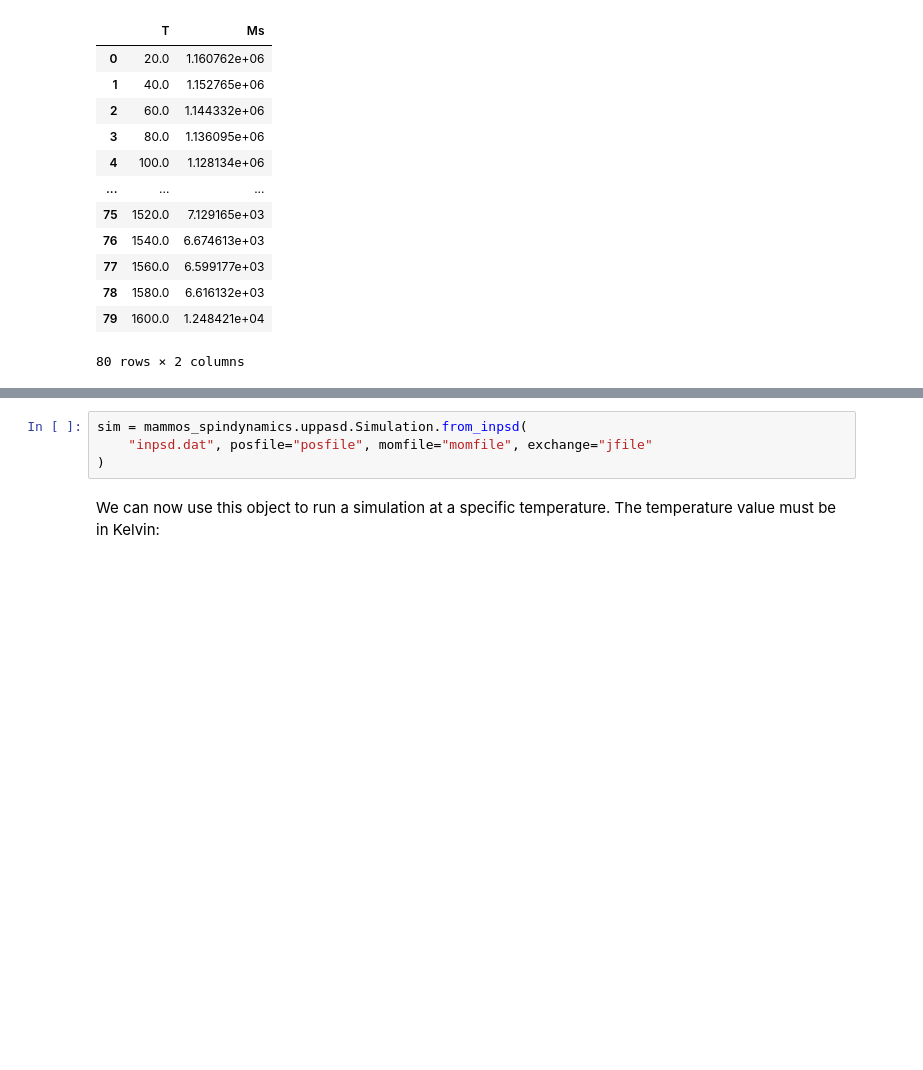
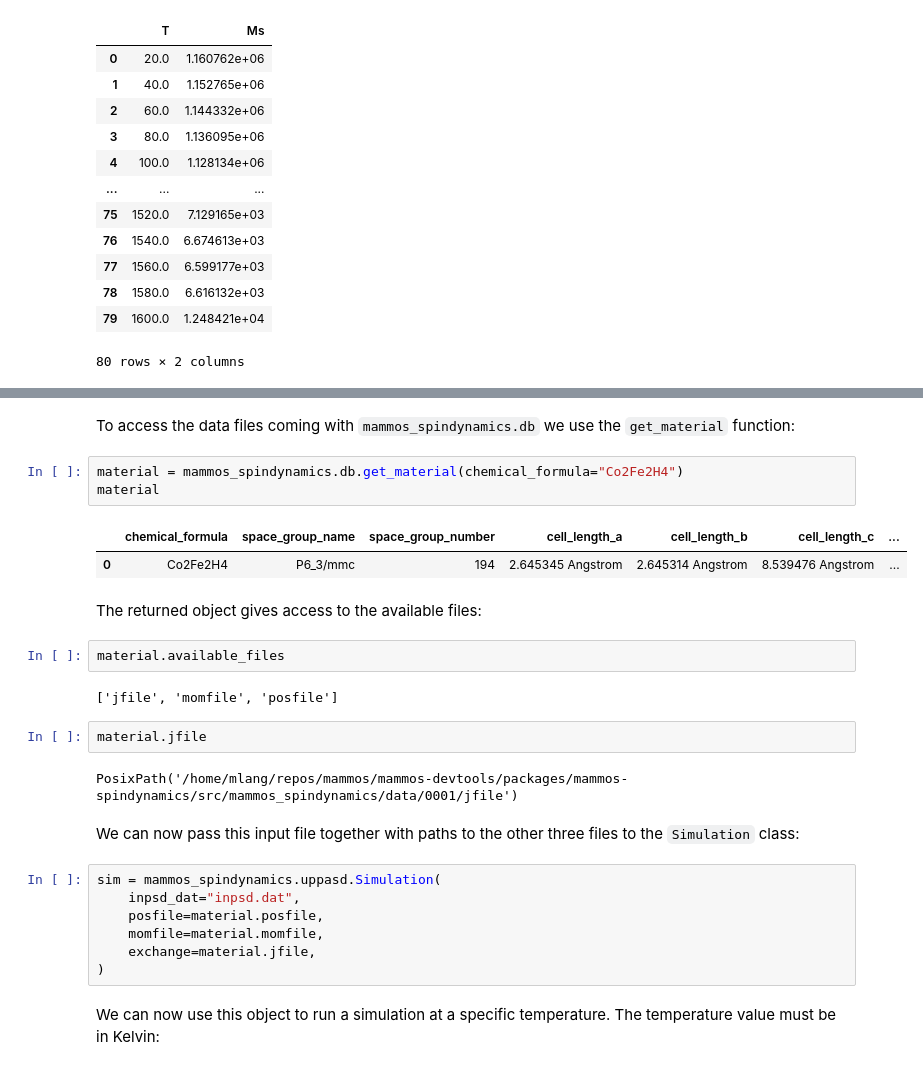
Before and after one commit to MaMMoS-project/mammos-spindynamics, a Jupyter notebook: examples/quickstart.ipynb, the cells around one changed output, grey strips where cells are left out. Cells and saved outputs as stored; diff of their text form; blank space fills up the shorter version.

```diff
--- a/examples/quickstart.ipynb
+++ b/examples/quickstart.ipynb
@@ -114,6 +141,29 @@ First, we need to create a simulation object:
+# %% [markdown]
+To access the data files coming with `mammos_spindynamics.db` we use the `get_material` function:
+# %%
+material = mammos_spindynamics.db.get_material(chemical_formula="Co2Fe2H4")
+material
+# %% [output]
+|  | chemical_formula | space_group_name | space_group_number | cell_length_a | cell_length_b | cell_length_c | ... |
+| 0 | Co2Fe2H4 | P6_3/mmc | 194 | 2.645345 Angstrom | 2.645314 Angstrom | 8.539476 Angstrom | ... |
+# %% [markdown]
+The returned object gives access to the available files:
+# %%
+material.available_files
+# %% [output]
+['jfile', 'momfile', 'posfile']
+# %%
+material.jfile
+# %% [output]
+PosixPath('/home/mlang/repos/mammos/mammos-devtools/packages/mammos-spindynamics/src/mammos_spindynamics/data/0001/jfile')
+# %% [markdown]
+We can now pass this input file together with paths to the other three files to the `Simulation` class:
 # %%
-sim = mammos_spindynamics.uppasd.Simulation.from_inpsd(
-    "inpsd.dat", posfile="posfile", momfile="momfile", exchange="jfile"
+sim = mammos_spindynamics.uppasd.Simulation(
+    inpsd_dat="inpsd.dat",
+    posfile=material.posfile,
+    momfile=material.momfile,
+    exchange=material.jfile,
 )
 # %% [markdown]
 We can now use this object to run a simulation at a specific temperature. The temperature value must be in Kelvin:
```
Also changed, not shown: parts of 6 cells of this notebook.
